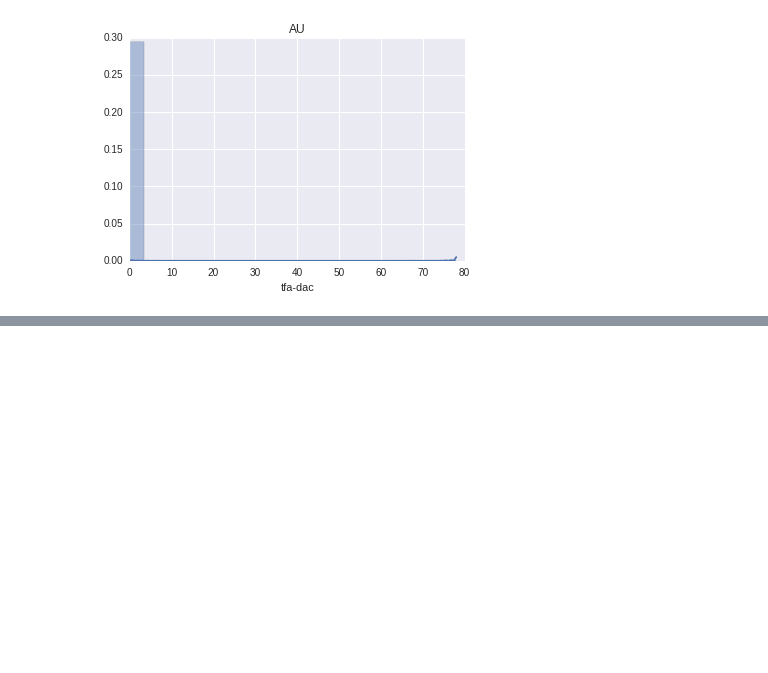
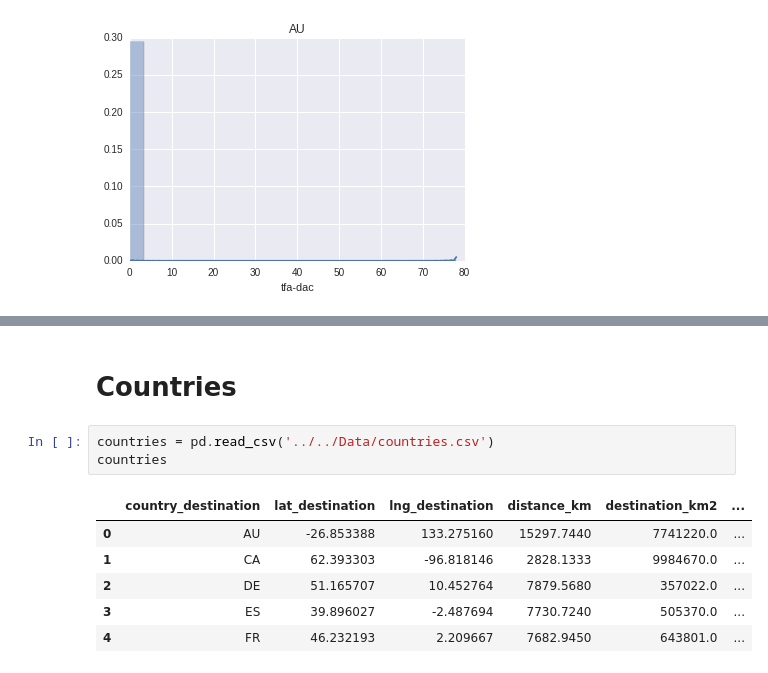
Before and after one commit to bhedayat/258-Assignment-2, a Jupyter notebook: DataExploration/Data-Exploration-Ninad.ipynb, the cells around one changed output, grey strips where cells are left out. Cells and saved outputs as stored; diff of their text form; blank space fills up the shorter version.

```diff
--- a/DataExploration/Data-Exploration-Ninad.ipynb
+++ b/DataExploration/Data-Exploration-Ninad.ipynb
@@ -159,0 +222,12 @@ for d in dest_bought:
+# %% [markdown]
+# Countries
+# %%
+countries = pd.read_csv('../../Data/countries.csv')
+countries
+# %% [output]
+|  | country_destination | lat_destination | lng_destination | distance_km | destination_km2 | ... |
+| 0 | AU | -26.853388 | 133.275160 | 15297.7440 | 7741220.0 | ... |
+| 1 | CA | 62.393303 | -96.818146 | 2828.1333 | 9984670.0 | ... |
+| 2 | DE | 51.165707 | 10.452764 | 7879.5680 | 357022.0 | ... |
+| 3 | ES | 39.896027 | -2.487694 | 7730.7240 | 505370.0 | ... |
+| 4 | FR | 46.232193 | 2.209667 | 7682.9450 | 643801.0 | ... |
```
Also changed, not shown: parts of 11 cells of this notebook.
